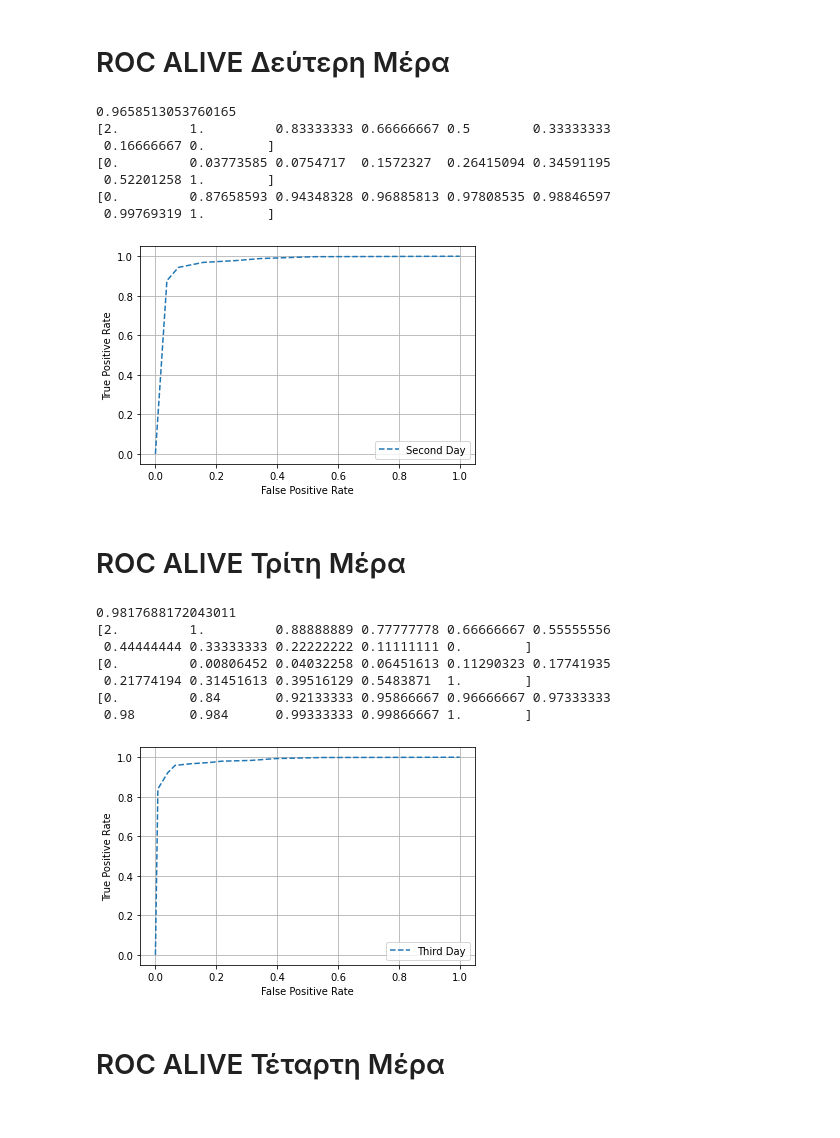
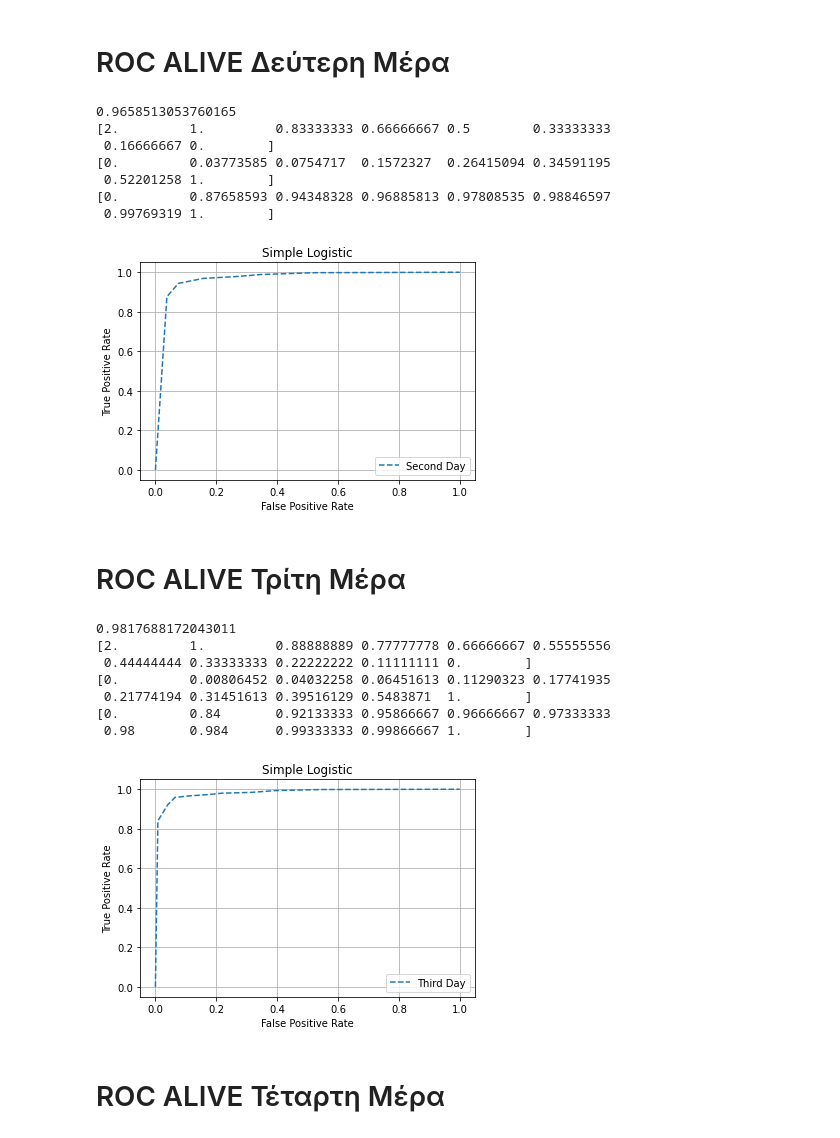
Before and after one commit to DimopDim/MimicIV, a Jupyter notebook: New_Code/07_11_ROC_Simple_Logistic.ipynb, the cells around one changed output. Saved outputs shown, nothing was run; the diff lists cells and outputs as text; code cells hidden in the pictures.

```diff
--- a/New_Code/07_11_ROC_Simple_Logistic.ipynb
+++ b/New_Code/07_11_ROC_Simple_Logistic.ipynb
@@ -108,25 +109,27 @@ pyplot.show()
 # %%
 print(roc_auc_score(ground_truth_alive2, prob_alive2))
 fpr2, tpr2, thresholds2 = roc_curve(ground_truth_alive2, prob_alive2)
 pyplot.plot(fpr2, tpr2, linestyle='--', label='Second Day')
 
 pyplot.xlabel('False Positive Rate') # Εκτυπώνει τον τίτλο του Χ
 pyplot.ylabel('True Positive Rate') # Εκτυπώνει τον τίτλο του Υ
 pyplot.legend() #Εκτυπώνει το label
 pyplot.grid(True) # Εκτυπώνει τα τετράγωνα
+pyplot.title("Simple Logistic")
+
 print(thresholds2)
 print(fpr2)
 print(tpr2)
 pyplot.show()
 # %% [output]
 0.9658513053760165
 [2.         1.         0.83333333 0.66666667 0.5        0.33333333
  0.16666667 0.        ]
 [0.         0.03773585 0.0754717  0.1572327  0.26415094 0.34591195
  0.52201258 1.        ]
 [0.         0.87658593 0.94348328 0.96885813 0.97808535 0.98846597
  0.99769319 1.        ]
-[figure, old version]
+[figure, new version]
 # %% [markdown]
 # ROC ALIVE Τρίτη Μέρα
 # %%
@@ -138,6 +141,8 @@ pyplot.xlabel('False Positive Rate') # Εκτυπώνει τον τίτλο το
 pyplot.ylabel('True Positive Rate') # Εκτυπώνει τον τίτλο του Υ
 pyplot.legend() #Εκτυπώνει το label
 pyplot.grid(True) # Εκτυπώνει τα τετράγωνα
+pyplot.title("Simple Logistic")
+
 print(thresholds3)
 print(fpr3)
 print(tpr3)
@@ -150,7 +155,7 @@ pyplot.show()
  0.21774194 0.31451613 0.39516129 0.5483871  1.        ]
 [0.         0.84       0.92133333 0.95866667 0.96666667 0.97333333
  0.98       0.984      0.99333333 0.99866667 1.        ]
-[figure, old version]
+[figure, new version]
 # %% [markdown]
 # ROC ALIVE Τέταρτη Μέρα
 # %%
```
Also changed, not shown: parts of 8 cells of this notebook.
